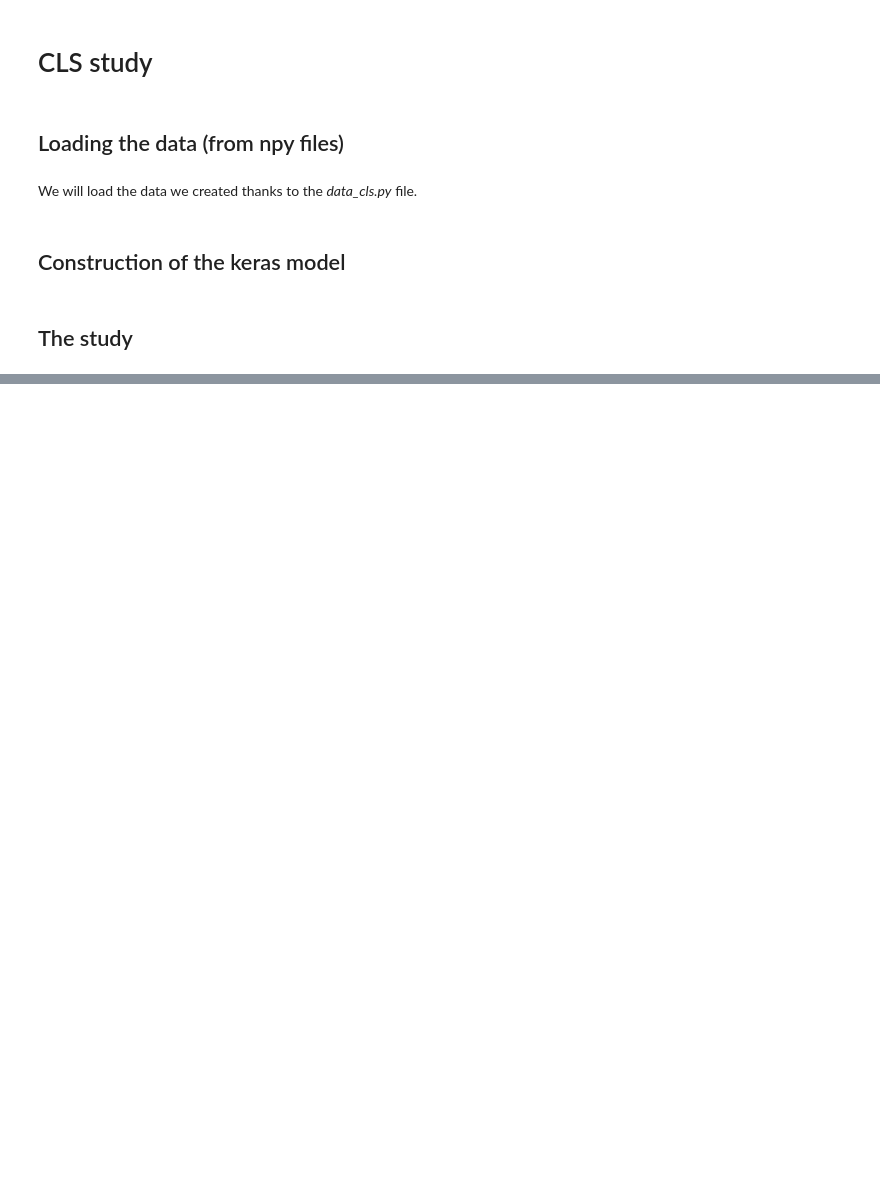
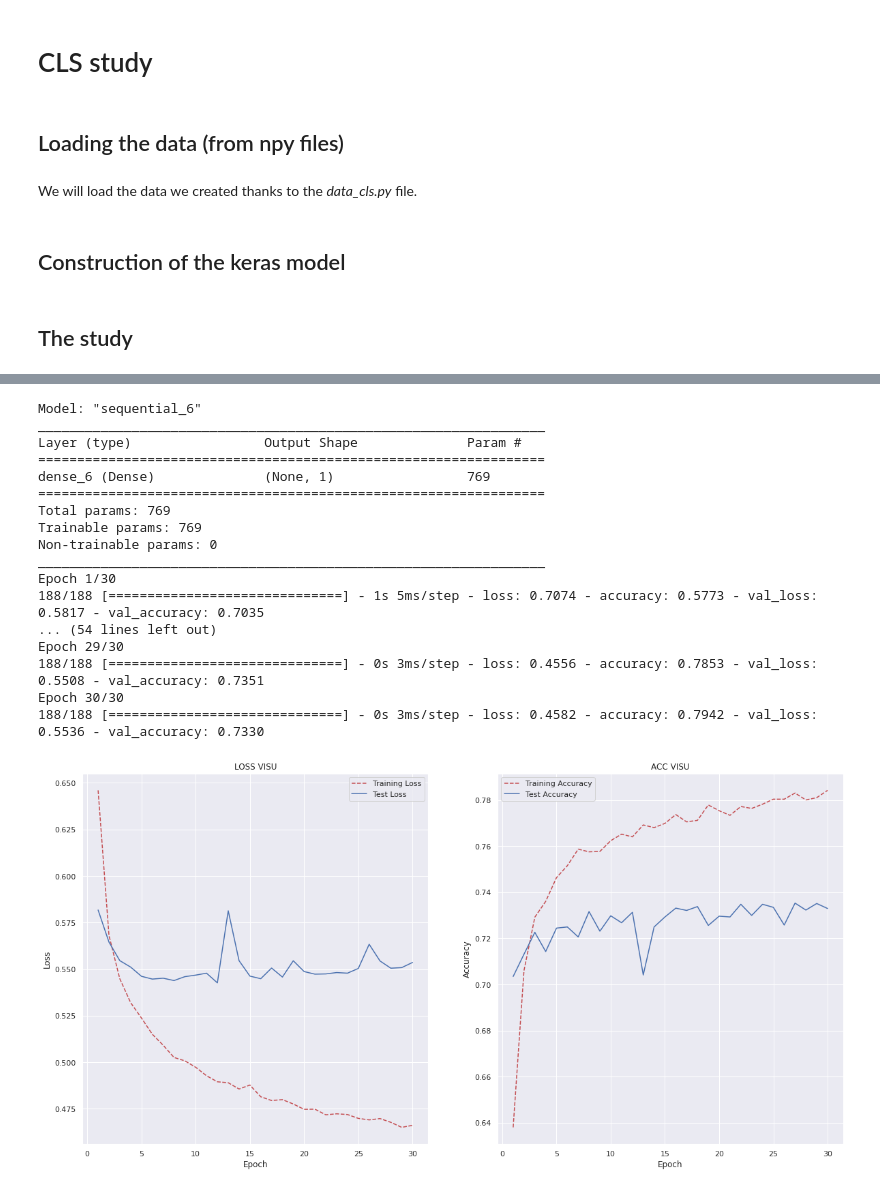
Before and after one commit to lolofo/pir_irisa_insa, a Jupyter notebook: cls_study.ipynb, the cells around one changed output, grey strips where cells are left out. Cells and saved outputs as stored; diff of their text form; code cells hidden in the pictures; blank space fills up the shorter version.

```diff
--- a/cls_study.ipynb
+++ b/cls_study.ipynb
@@ -125,0 +150,22 @@ def class_head(X_train, y_train,
+# %%
+# embedding on the last layer of the pre-trained model
+m, f = class_head(train_fl_13, train_label_fl_13, test_fl_13, test_label_fl_13)
+# %% [output]
+Model: "sequential_6"
+_________________________________________________________________
+Layer (type)                 Output Shape              Param #
+=================================================================
+dense_6 (Dense)              (None, 1)                 769
+=================================================================
+Total params: 769
+Trainable params: 769
+Non-trainable params: 0
+_________________________________________________________________
+Epoch 1/30
+188/188 [==============================] - 1s 5ms/step - loss: 0.7074 - accuracy: 0.5773 - val_loss: 0.5817 - val_accuracy: 0.7035
+... (54 lines left out)
+Epoch 29/30
+188/188 [==============================] - 0s 3ms/step - loss: 0.4556 - accuracy: 0.7853 - val_loss: 0.5508 - val_accuracy: 0.7351
+Epoch 30/30
+188/188 [==============================] - 0s 3ms/step - loss: 0.4582 - accuracy: 0.7942 - val_loss: 0.5536 - val_accuracy: 0.7330
+[figure, added]
```
Also changed, not shown: parts of 15 cells of this notebook, 6 other files.
